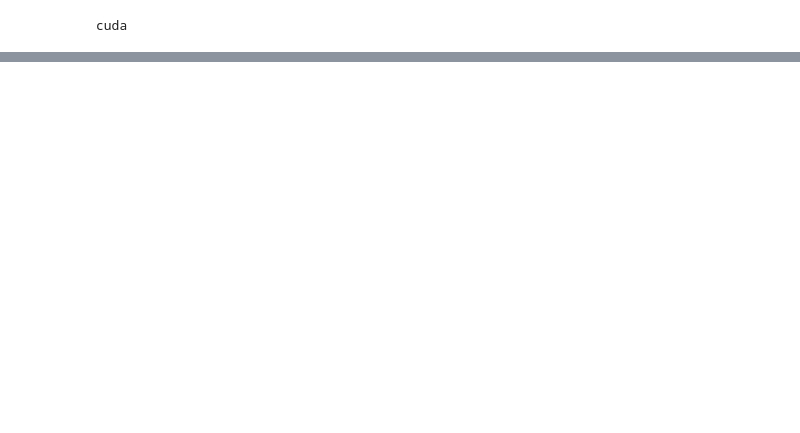
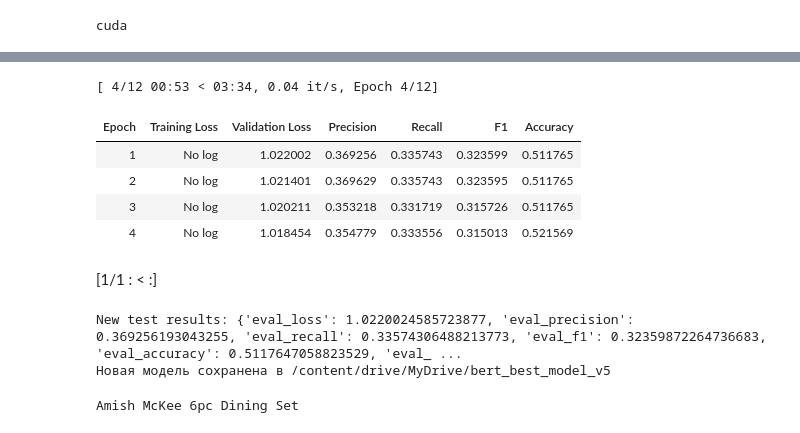
Before and after one commit to MariaGorelik/NER_furniture_stores, a Jupyter notebook: NER_furniture_stores.ipynb, the cells around one changed output, grey strips where cells are left out. Drawn from its saved outputs; the diff is of its cells as text; code cells hidden in the pictures; blank space fills up the shorter version.

```diff
--- a/NER_furniture_stores.ipynb
+++ b/NER_furniture_stores.ipynb
@@ -539,0 +355,61 @@ tokenizer_24 = BertTokenizerFast.from_pretrained("./saved_model_24")
+# %%
+# Обучение модели еще на 12 эпохах
+
+training_args_new = TrainingArguments(
+    output_dir="./new_results",                # Новая директория для сохранения модели
+    evaluation_strategy="epoch",                # Оценка на каждой эпохе
+    save_strategy="epoch",                      # Сохранение модели после каждой эпохи
+    save_total_limit=1,                         # Сохранение только последней лучшей модели
+    load_best_model_at_end=True,                # Загружать лучшую модель после завершения
+    per_device_train_batch_size=16,             # Размер батча для обучения
+    per_device_eval_batch_size=16,              # Размер батча для оценки
+    num_train_epochs=12,                        # Количество эпох
+    weight_decay=0.01,                          # Уменьшение весов для регуляризации
+    logging_dir='./new_logs',                   # Директория для логов
+    metric_for_best_model="f1",                 # Метрика для выбора лучшей модели
+    greater_is_better=True,
+    learning_rate=5e-5,                         # Начальная скорость обучения
+    lr_scheduler_type="linear",                  # Тип scheduler'а для изменения скорости обучения
+    warmup_steps=500,                           # Количество шагов для "разогрева"
+)
+
+trainer_new = Trainer(
+    model=model,                                # Используем уже обученную модель
+    args=training_args_new,
+    train_dataset=tokenized_dataset["train"],  # Тренировочный набор
+    eval_dataset=tokenized_dataset["test"],    # Тестовый набор
+    data_collator=data_collator,
+    tokenizer=tokenizer,
+    compute_metrics=compute_metrics,
+    callbacks=[EarlyStoppingCallback(early_stopping_patience=3)]  # Останавливаем обучение после 3 эпох без улучшений
+)
+
+# Запуск дополнительного обучения
+trainer_new.train()
+
+# Оценка на тестовом наборе
+eval_results_new = trainer_new.evaluate()
+print(f"New test results: {eval_results_new}")
+
+# Путь для сохранения новой модели на Google Диск
+new_model_save_path = '/content/drive/MyDrive/bert_best_model_v5'
+
+# Создаем директорию, если она не существует
+if not os.path.exists(new_model_save_path):
+    os.makedirs(new_model_save_path)
+
+# Сохраняем модель
+trainer_new.save_model(new_model_save_path)
+tokenizer.save_pretrained(new_model_save_path)
+
+print(f"Новая модель сохранена в {new_model_save_path}")
+# %% [output]
+[ 4/12 00:53 < 03:34, 0.04 it/s, Epoch 4/12]
+| Epoch | Training Loss | Validation Loss | Precision | Recall | F1 | Accuracy |
+| 1 | No log | 1.022002 | 0.369256 | 0.335743 | 0.323599 | 0.511765 |
+| 2 | No log | 1.021401 | 0.369629 | 0.335743 | 0.323595 | 0.511765 |
+| 3 | No log | 1.020211 | 0.353218 | 0.331719 | 0.315726 | 0.511765 |
+| 4 | No log | 1.018454 | 0.354779 | 0.333556 | 0.315013 | 0.521569 |
+[1/1 : < :]
+New test results: {'eval_loss': 1.0220024585723877, 'eval_precision': 0.369256193043255, 'eval_recall': 0.33574306488213773, 'eval_f1': 0.32359872264736683, 'eval_accuracy': 0.5117647058823529, 'eval_ ...
+Новая модель сохранена в /content/drive/MyDrive/bert_best_model_v5
@@ -540,3 +448,9 @@ tokenizer_24 = BertTokenizerFast.from_pretrained("./saved_model_24")
+# %%
+products = predict_products('Amish McKee 6pc Dining Set', model, tokenizer)
+for product in products:
+  print(product)
+# %% [output]
+Amish McKee 6pc Dining Set
 # %%
 import requests
 from bs4 import BeautifulSoup
```
Also changed, not shown: parts of 34 cells of this notebook.
